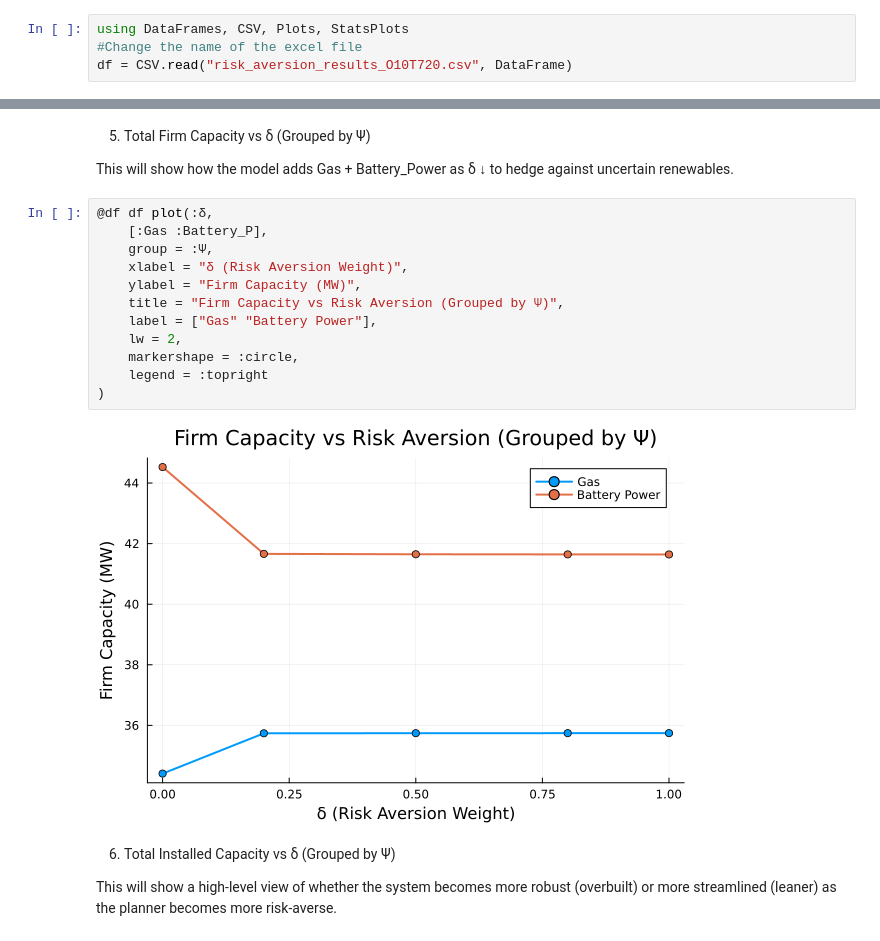
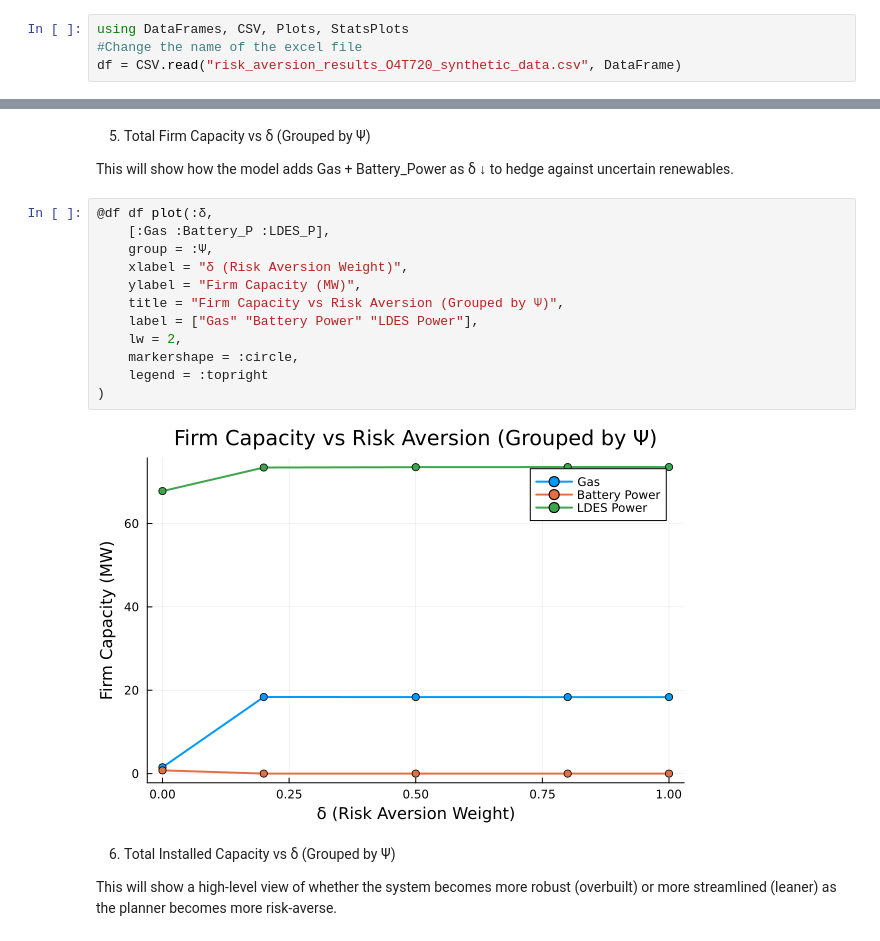
Before and after one commit to Andreas-Makrides-ICL/msc-thesis-incomplete-markets-LDES, a Jupyter notebook: models/Complete_markets_risk_averse_cantral_planner/plotting_results.ipynb, the cells around one changed output, grey strips where cells are left out. Cells and saved outputs as stored; diff of their text form.

Commit message:
results plotting
fixed main
re run the code to generate results using synthetic data
made some plots

```diff
--- a/models/Complete_markets_risk_averse_cantral_planner/plotting_results.ipynb
+++ b/models/Complete_markets_risk_averse_cantral_planner/plotting_results.ipynb
@@ -1,5 +1,5 @@
 # %%
 using DataFrames, CSV, Plots, StatsPlots
 #Change the name of the excel file
-df = CSV.read("risk_aversion_results_O10T720.csv", DataFrame)
+df = CSV.read("risk_aversion_results_O4T720_synthetic_data.csv", DataFrame)
 # %% [output]
@@ -93,18 +105,18 @@ Gas, Wind, PV, Storage — shows how the planner shifts the capacity mix to hedg
 This will show how the model adds Gas + Battery_Power as δ ↓ to hedge against uncertain renewables.
 # %%
 @df df plot(:δ,
-    [:Gas :Battery_P],
+    [:Gas :Battery_P :LDES_P],
     group = :Ψ,
     xlabel = "δ (Risk Aversion Weight)",
     ylabel = "Firm Capacity (MW)",
     title = "Firm Capacity vs Risk Aversion (Grouped by Ψ)",
-    label = ["Gas" "Battery Power"],
+    label = ["Gas" "Battery Power" "LDES Power"],
     lw = 2,
     markershape = :circle,
     legend = :topright
 )
 # %% [output]
-[figure, old version]
+[figure, new version]
 # %% [markdown]
 6. Total Installed Capacity vs δ (Grouped by Ψ)
 
```
Also changed, not shown: parts of 7 cells of this notebook, 2 other files.
